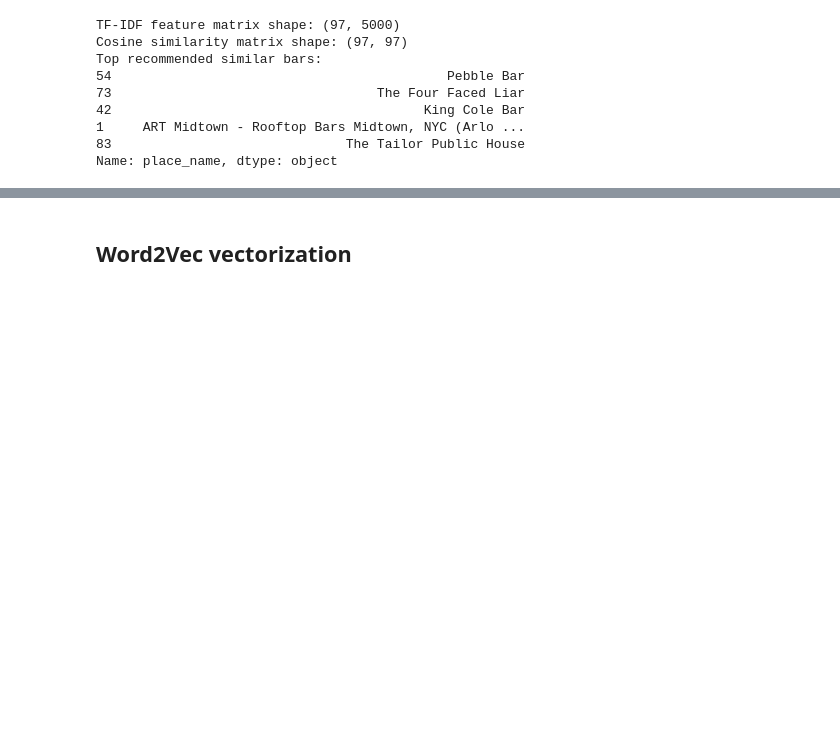
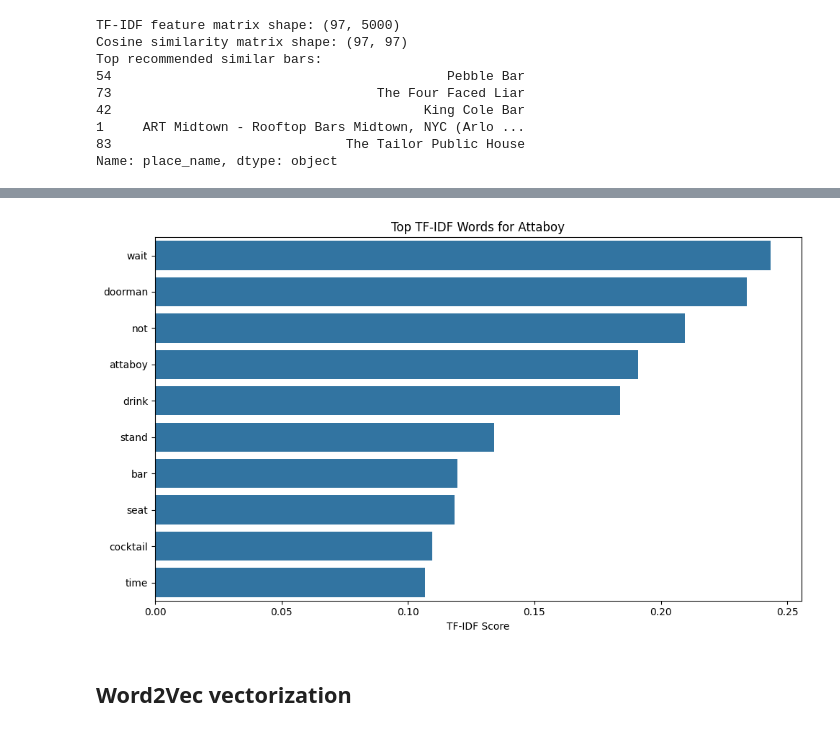
Before and after one commit to isshaya/ML_final, a Jupyter notebook: nlp_recommender_system/bars-machine-learning.ipynb, the cells around one changed output, grey strips where cells are left out. Cells and saved outputs as stored; diff of their text form; code cells hidden in the pictures; blank space fills up the shorter version.

```diff
--- a/nlp_recommender_system/bars-machine-learning.ipynb
+++ b/nlp_recommender_system/bars-machine-learning.ipynb
@@ -159,6 +164,24 @@ np.save("cosine_sim.npy", cosine_sim)
 
 # Save the reverse index mapping
 indices.to_pickle("place_indices.pkl")
+# %%
+def plot_top_tfidf_words(tfidf_matrix, feature_names, doc_index, top_n=10):
+    scores = tfidf_matrix[doc_index].toarray()[0]
+    top_indices = scores.argsort()[::-1][:top_n]
+    top_words = [feature_names[i] for i in top_indices]
+    top_scores = scores[top_indices]
+
+    plt.figure(figsize=(10, 6))
+    sns.barplot(x=top_scores, y=top_words)
+    plt.title(f"Top TF-IDF Words for {grouped['place_name'].iloc[doc_index]}")
+    plt.xlabel("TF-IDF Score")
+    plt.tight_layout()
+    plt.show()
+
+
+plot_top_tfidf_words(tfidf_matrix, tfidf.get_feature_names_out(), 8)
+# %% [output]
+[figure, added]
 # %% [markdown]
 ## Word2Vec vectorization
 # %%
```
Also changed, not shown: parts of 22 cells of this notebook.
